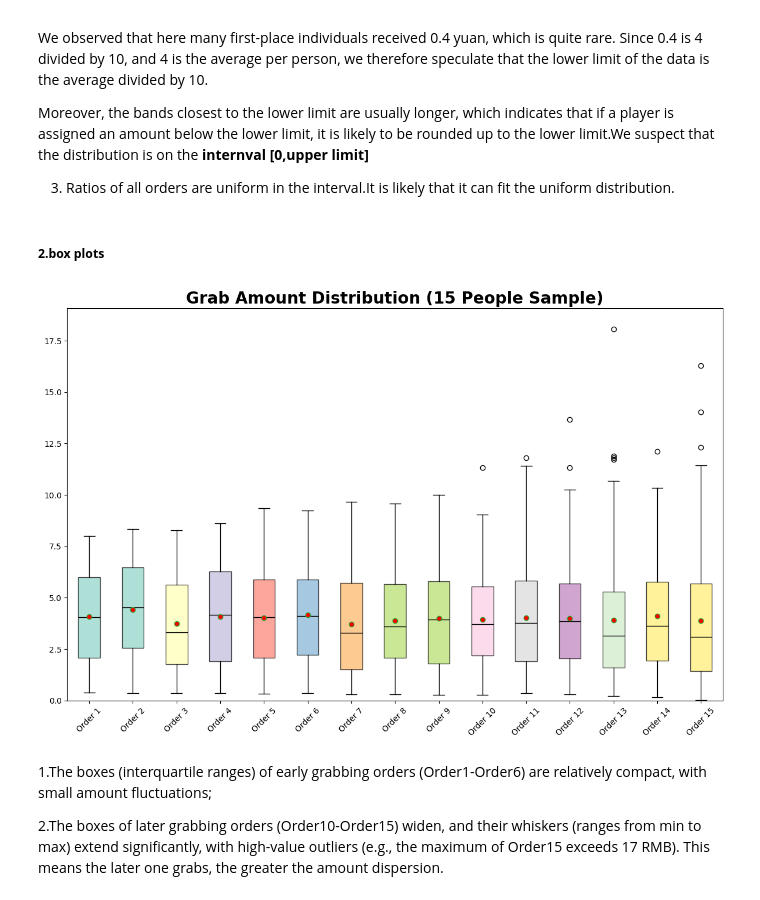
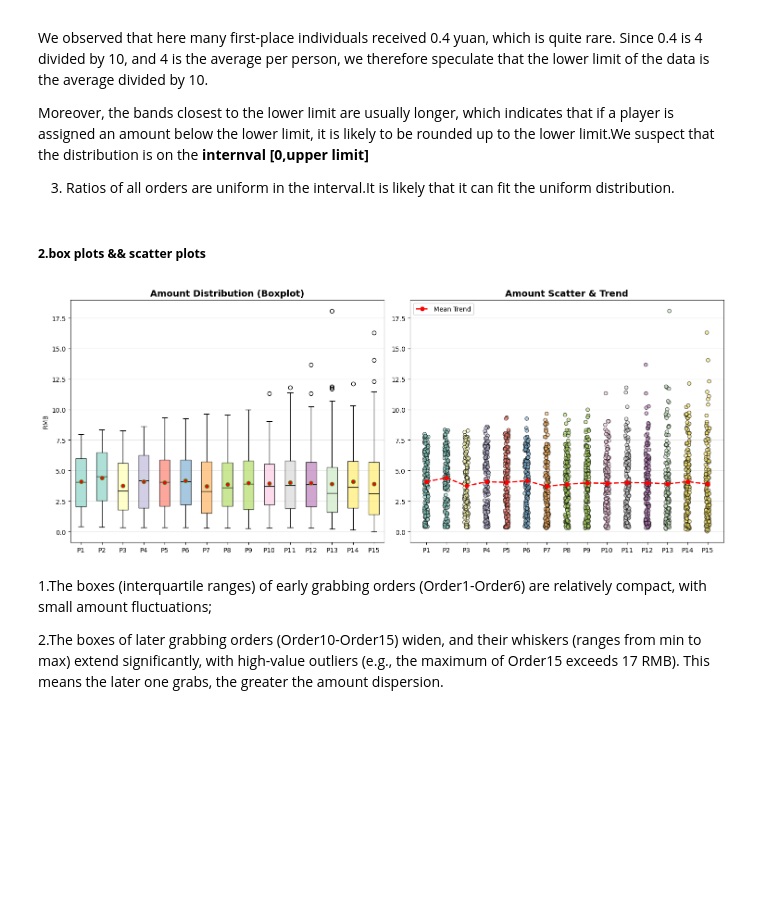
Before and after one commit to QLL-CCDD/SI140A-proj, a Jupyter notebook: tex/red_envelop copy.ipynb, the cells around one changed output. Drawn from its saved outputs; the diff is of its cells as text; code cells hidden in the pictures; blank space fills up the shorter version.

```diff
--- a/tex/red_envelop copy.ipynb
+++ b/tex/red_envelop copy.ipynb
@@ -442,11 +253,11 @@ Moreover, the bands closest to the lower limit are usually longer, which indicat
 
 3. Ratios of all orders are uniform in the interval.It is likely that it can fit the uniform distribution.
 # %% [markdown]
-##### **2.box plots**
+##### **2.box plots && scatter plots**
 # %%
-plot_box_distribution("../Data/15/15人.xls", 15)
+plot_trends("../Data/15/15人.xls", 15)
 # %% [output]
-[figure, old version]
+[figure, new version]
 # %% [markdown]
 1.The boxes (interquartile ranges) of early grabbing orders (Order1-Order6) are relatively compact, with small amount fluctuations;
 
```
Also changed, not shown: parts of 10 cells of this notebook, 3 other files.
